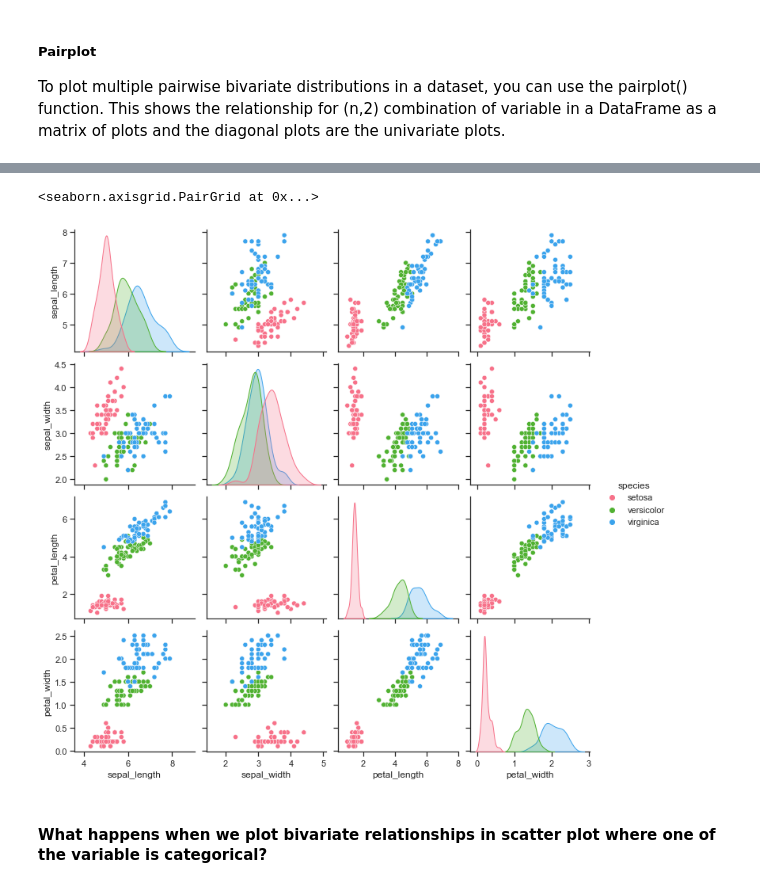
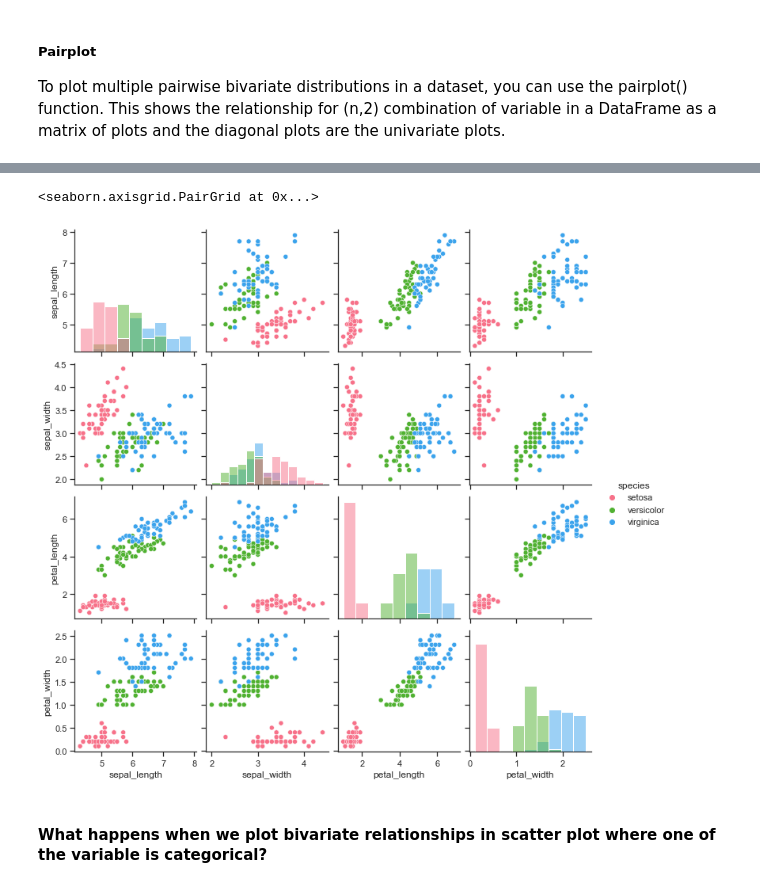
Before and after one commit to tushancse04/Data-visualization, a Jupyter notebook: 06/seaborn.ipynb, the cells around one changed output, grey strips where cells are left out. Cells and saved outputs as stored; diff of their text form; code cells hidden in the pictures.

```diff
--- a/06/seaborn.ipynb
+++ b/06/seaborn.ipynb
@@ -149,6 +149,6 @@ sinplot()
 Seaborn provides a function called set_palette(),
 which can be used to give colors to plots and adding more aesthetic value to it.
 # %%
-sb.set_palette("PuRd")
+sb.set_palette("hsv")
 sinplot()
 # %% [output]
@@ -225,9 +250,9 @@ To plot multiple pairwise bivariate distributions in a dataset, you can use the
 # %%
 sb.set_style("ticks")
-sb.pairplot(df,hue = 'species',diag_kind = "kde",kind = "scatter",palette = "husl")
+sb.pairplot(df,hue = 'species',diag_kind = "hist",kind = "scatter",palette = "husl")
 # %% [output]
 <seaborn.axisgrid.PairGrid at 0x...>
-[figure, old version]
+[figure, new version]
 # %% [markdown]
 #### What happens when we plot bivariate relationships in scatter plot where one of the variable is categorical?
 # %%
```
Also changed, not shown: parts of 7 cells of this notebook, 4 other files.
